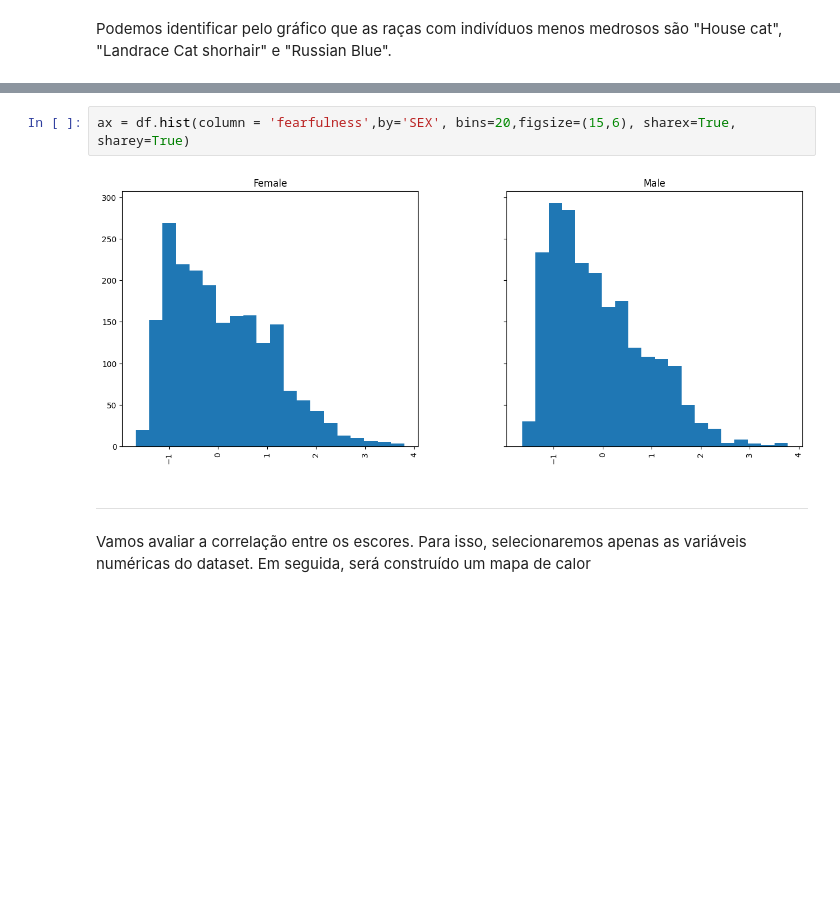
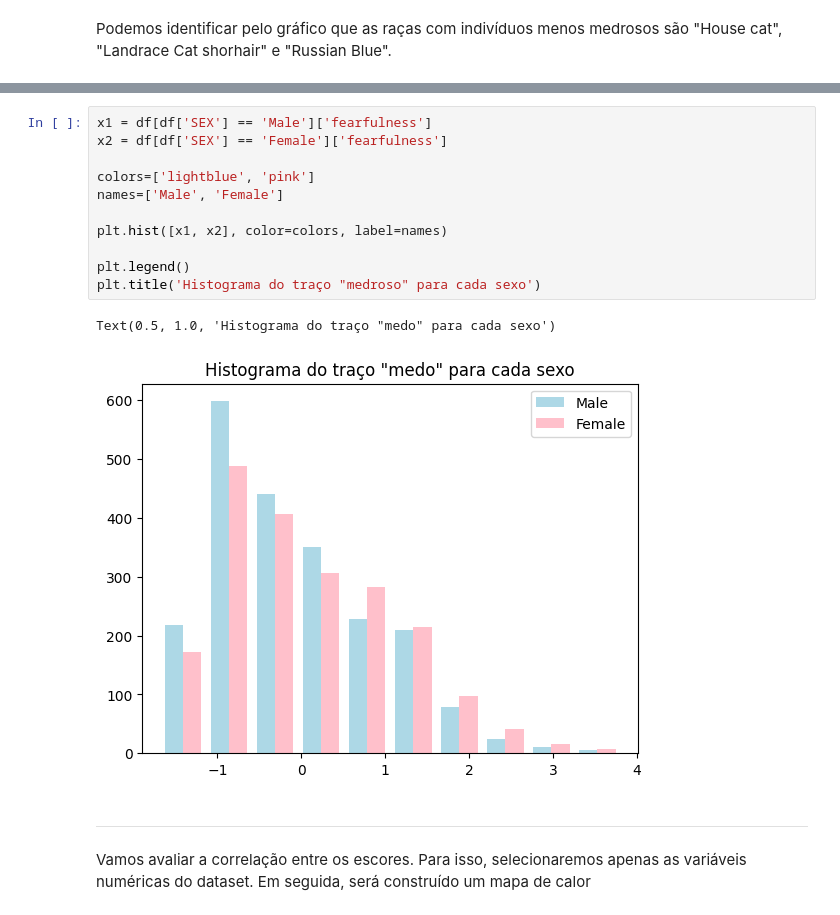
Before and after one commit to cassianovello/mpv_01, a Jupyter notebook: DataScience_MVP_01.ipynb, the cells around one changed output, grey strips where cells are left out. Saved outputs shown, nothing was run; the diff lists cells and outputs as text; blank space fills up the shorter version.

```diff
--- a/DataScience_MVP_01.ipynb
+++ b/DataScience_MVP_01.ipynb
@@ -297,7 +297,17 @@ plt.show()
-# %%
-ax = df.hist(column = 'fearfulness',by='SEX', bins=20,figsize=(15,6), sharex=True, sharey=True)
-# %% [output]
-[figure, removed]
+# %%
+x1 = df[df['SEX'] == 'Male']['fearfulness']
+x2 = df[df['SEX'] == 'Female']['fearfulness']
+
+colors=['lightblue', 'pink']
+names=['Male', 'Female']
+
+plt.hist([x1, x2], color=colors, label=names)
+
+plt.legend()
+plt.title('Histograma do traço "medroso" para cada sexo')
+# %% [output]
+Text(0.5, 1.0, 'Histograma do traço "medo" para cada sexo')
+[figure, added]
 # %% [markdown]
 ---
 
```
Also changed, not shown: parts of 5 cells of this notebook.
